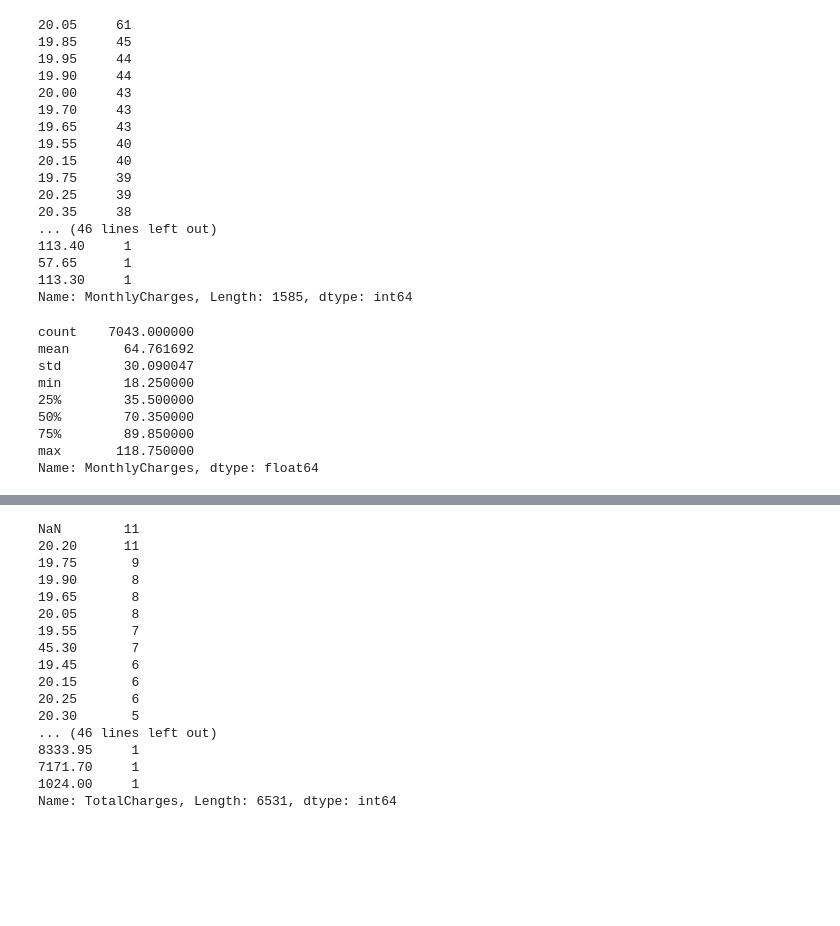
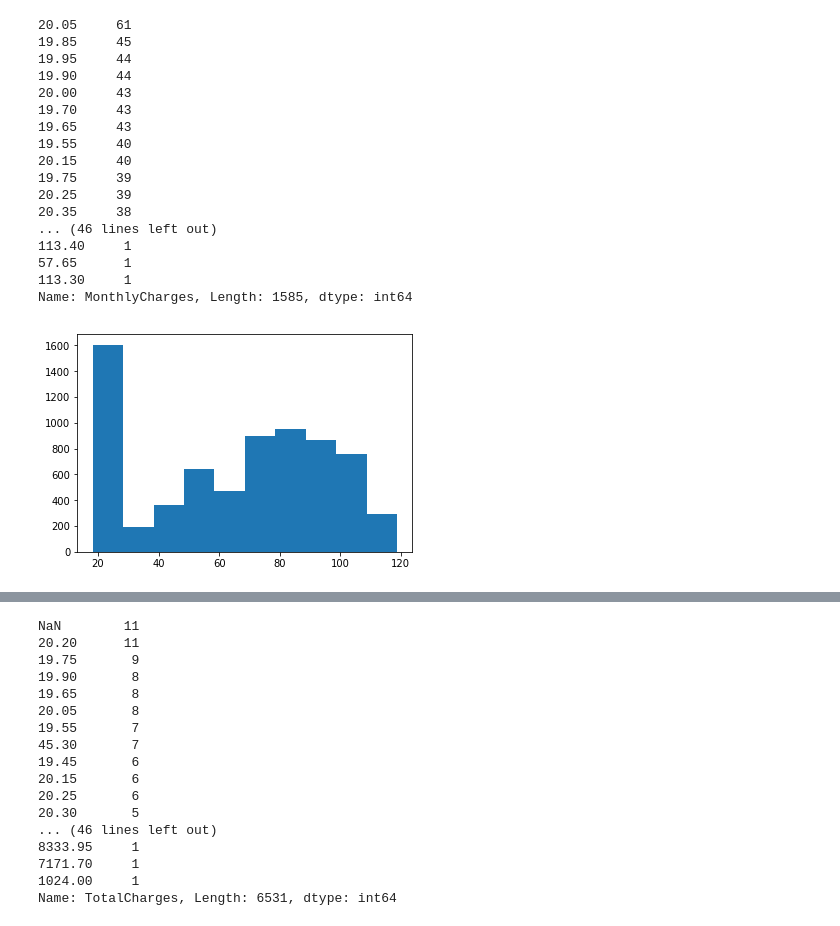
Before and after one commit to pealriver/Springboard, a Jupyter notebook: Capstone Project 1 - data storytelling.ipynb, the cells around one changed output, grey strips where cells are left out. Cells and saved outputs as stored; diff of their text form; code cells hidden in the pictures; blank space fills up the shorter version.

```diff
--- a/Capstone Project 1 - data storytelling.ipynb
+++ b/Capstone Project 1 - data storytelling.ipynb
@@ -224,18 +224,11 @@ df['MonthlyCharges'].value_counts(dropna=False)
 113.30     1
 Name: MonthlyCharges, Length: 1585, dtype: int64
 # %%
-# check the statistics of 'MonthlyCharges', no outlier
+# check the statistics of and plot histogram for the column 'MonthlyCharges', no outlier
 df['MonthlyCharges'].describe()
+_=plt.hist(df['MonthlyCharges'])
 # %% [output]
-count    7043.000000
-mean       64.761692
-std        30.090047
-min        18.250000
-25%        35.500000
-50%        70.350000
-75%        89.850000
-max       118.750000
-Name: MonthlyCharges, dtype: float64
+[figure, added]
 # %%
 #value count the column of 'TotalCharges', there are 11 missing values and the data type has to be changed from 'string' to float
 df['TotalCharges'].value_counts(dropna=False)
```
Also changed, not shown: parts of 19 cells of this notebook.
